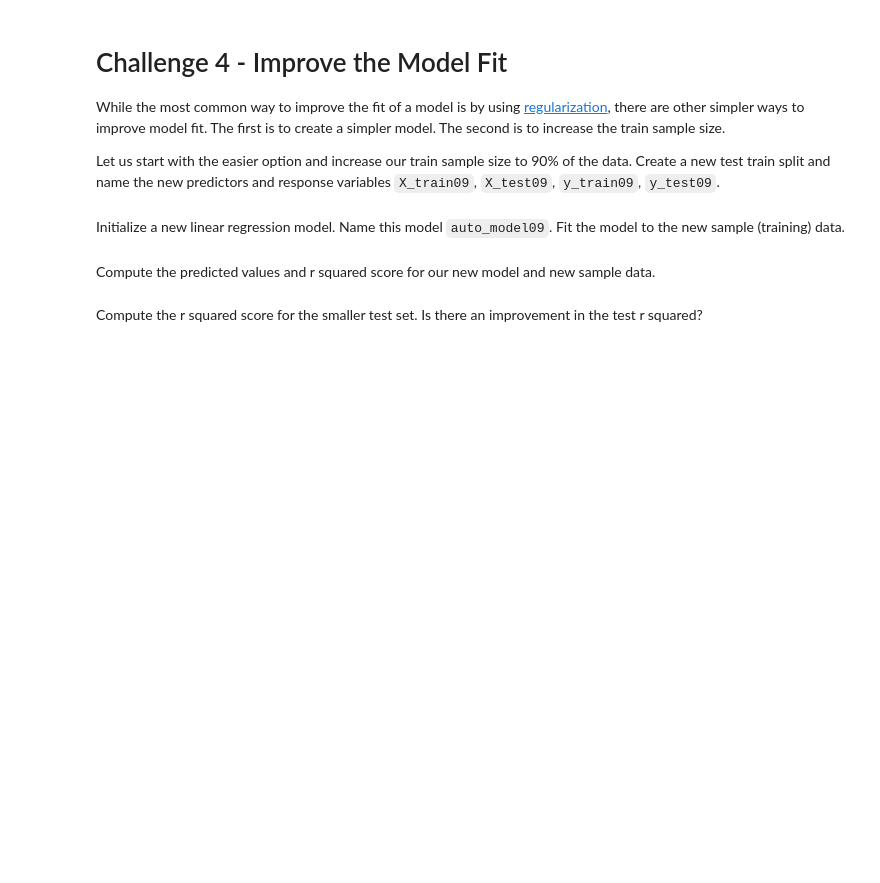
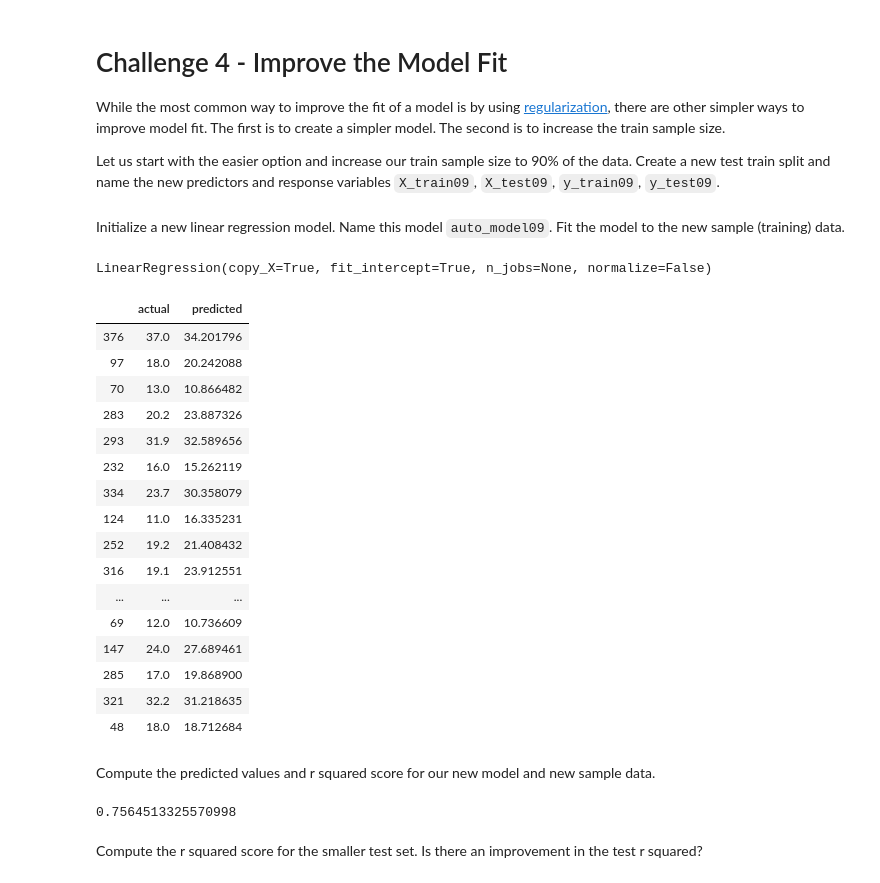
Before and after one commit to paoloironhack/data_analytics062020, a Jupyter notebook: labs/module_3/Supervised-Sklearn/your-code/main.ipynb, the cells around one changed output. Cells and saved outputs as stored; diff of their text form; code cells hidden in the pictures; blank space fills up the shorter version.

```diff
--- a/labs/module_3/Supervised-Sklearn/your-code/main.ipynb
+++ b/labs/module_3/Supervised-Sklearn/your-code/main.ipynb
@@ -176,6 +342,12 @@ Assign the predictor and response training data to `X_train` and `y_train` respe
+# %%
+y = auto["mpg"]
+X = auto.drop(columns="mpg")
+X_train, X_test, y_train, y_test = train_test_split(X,y,test_size=0.2)
 # %% [markdown]
 Now we will processed and peform linear regression on this data to predict the mpg for each vehicle.
 
 #### In the next cell, create an instance of the linear regression model and call it `auto_model`. Fit `auto_model` with your training data.
 # %%
 # Your code here:
+auto_model = linear_model.LinearRegression()
+auto_model.fit(X_train, y_train)
@@ -214,10 +410,44 @@ Let us start with the easier option and increase our train sample size to 90% of
+# %%
+# Your code here:
+y = auto["mpg"]
+X = auto.drop(columns="mpg")
+X_train09, X_test09, y_train09, y_test09 = train_test_split(X,y,test_size=0.1)
 # %% [markdown]
 Initialize a new linear regression model. Name this model `auto_model09`. Fit the model to the new sample (training) data.
 # %%
 # Your code here:
+auto_model09 = linear_model.LinearRegression()
+auto_model09.fit(X_train, y_train)
+# %% [output]
+LinearRegression(copy_X=True, fit_intercept=True, n_jobs=None, normalize=False)
+# %%
+y_pred09 = auto_model09.predict(X_test09)
+auto_result09 = pd.DataFrame({"actual":y_test09,"predicted":y_pred09})
+auto_result09
+# %% [output]
+|  | actual | predicted |
+| 376 | 37.0 | 34.201796 |
+| 97 | 18.0 | 20.242088 |
+| 70 | 13.0 | 10.866482 |
+| 283 | 20.2 | 23.887326 |
+| 293 | 31.9 | 32.589656 |
+| 232 | 16.0 | 15.262119 |
+| 334 | 23.7 | 30.358079 |
+| 124 | 11.0 | 16.335231 |
+| 252 | 19.2 | 21.408432 |
+| 316 | 19.1 | 23.912551 |
+| ... | ... | ... |
+| 69 | 12.0 | 10.736609 |
+| 147 | 24.0 | 27.689461 |
+| 285 | 17.0 | 19.868900 |
+| 321 | 32.2 | 31.218635 |
+| 48 | 18.0 | 18.712684 |
 # %% [markdown]
 Compute the predicted values and r squared score for our new model and new sample data.
 # %%
 # Your code here:
+auto_model09.score(X_test09, y_test09)
+# %% [output]
+0.7564513325570998
 # %% [markdown]
 Compute the r squared score for the smaller test set. Is there an improvement in the test r squared?
```
Also changed, not shown: parts of 42 cells of this notebook.
